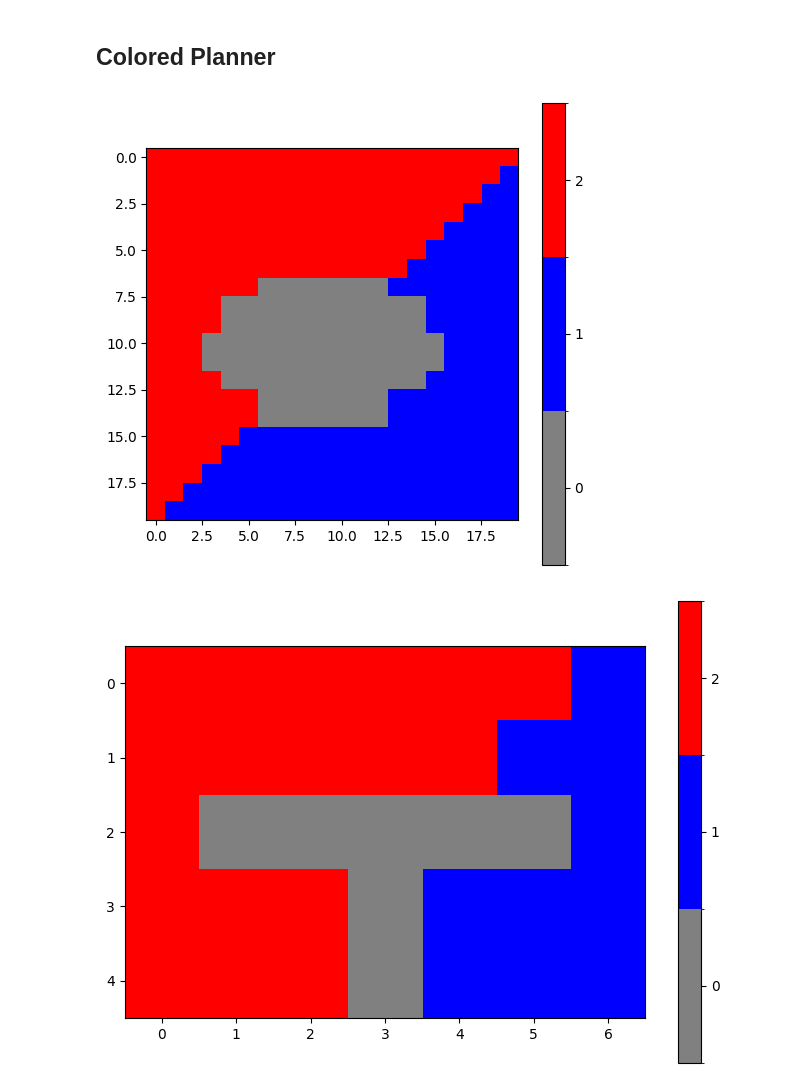
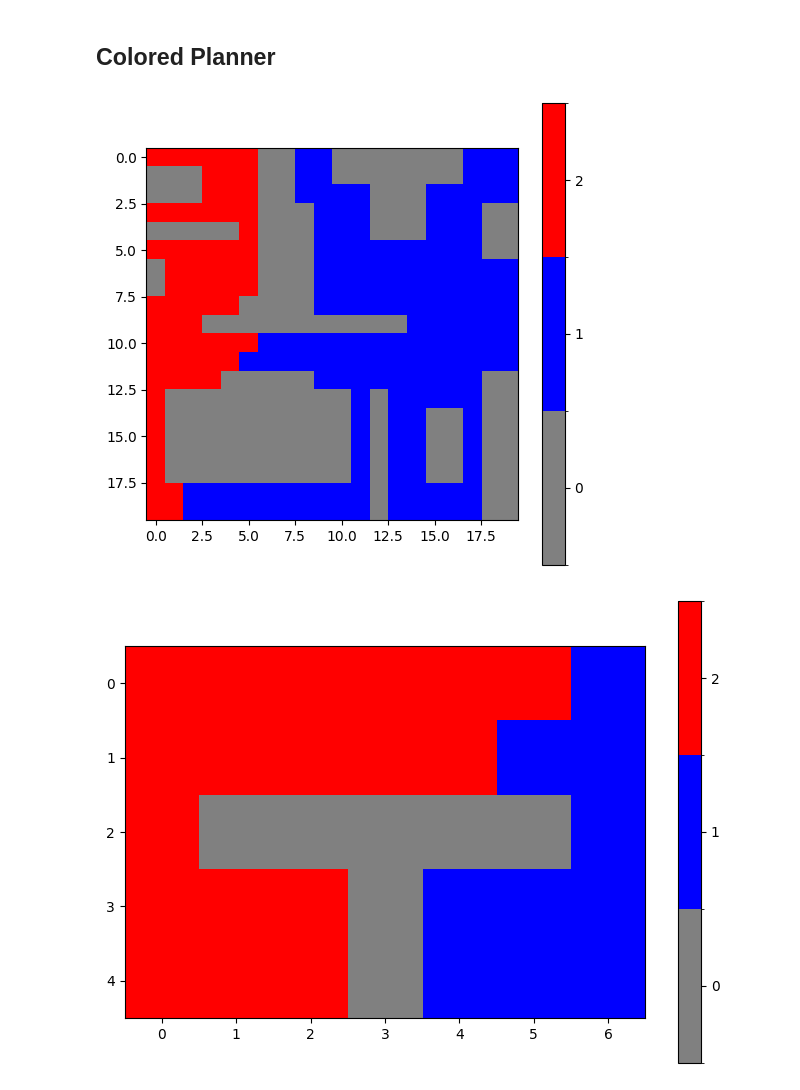
Before and after one commit to danielecassia/rm_pf_WALL-E, a Jupyter notebook: api/walle.ipynb, the cells around one changed output. Saved outputs shown, nothing was run; the diff lists cells and outputs as text; code cells hidden in the pictures.

Commit message:
colored grid with home image

```diff
--- a/api/walle.ipynb
+++ b/api/walle.ipynb
@@ -38,0 +53,19 @@ np.set_printoptions(precision=3,suppress=True)
+# %%
+
+
+# Definir range x e y para a conversao de mapa-cena
+sceneXrange = (10,-10) # para direita
+sceneYrange = (-10,10) # para baixo
+
+# Apenas para garantir que só teremos esses dois valores
+threshold = 0.2
+img[img > threshold] = 1
+img[img<= threshold] = 0
+
+# Definindo figura
+if CREATE_PLOTS:
+    fig = plt.figure(figsize=figsize,dpi=100)
+    ax = fig.add_subplot(111,aspect='equal')
+    ax.imshow(img, cmap='Greys', origin='upper')
+
+print("Imagem carregada")
@@ -136,36 +224,37 @@ def plot_color_graph(CG):
     plt.colorbar(ticks=[0, 1, 2])
     plt.show()
 # %%
-G = np.array([
-    [0,0,0,0,0,0,0,0,0,0,0,0,0,0,0,0,0,0,0,0],
-    [0,0,0,0,0,0,0,0,0,0,0,0,0,0,0,0,0,0,0,0],
-    [0,0,0,0,0,0,0,0,0,0,0,0,0,0,0,0,0,0,0,0],
-    [0,0,0,0,0,0,0,0,0,0,0,0,0,0,0,0,0,0,0,0],
-    [0,0,0,0,0,0,0,0,0,0,0,0,0,0,0,0,0,0,0,0],
-    [0,0,0,0,0,0,0,0,0,0,0,0,0,0,0,0,0,0,0,0],
-    [0,0,0,0,0,0,0,0,0,0,0,0,0,0,0,0,0,0,0,0],
+# G = np.array([
+#     [0,0,0,0,0,0,0,0,0,0,0,0,0,0,0,0,0,0,0,0],
+#     [0,0,0,0,0,0,0,0,0,0,0,0,0,0,0,0,0,0,0,0],
+#     [0,0,0,0,0,0,0,0,0,0,0,0,0,0,0,0,0,0,0,0],
+#     [0,0,0,0,0,0,0,0,0,0,0,0,0,0,0,0,0,0,0,0],
+#     [0,0,0,0,0,0,0,0,0,0,0,0,0,0,0,0,0,0,0,0],
+#     [0,0,0,0,0,0,0,0,0,0,0,0,0,0,0,0,0,0,0,0],
+#     [0,0,0,0,0,0,0,0,0,0,0,0,0,0,0,0,0,0,0,0],
 
-    [0,0,0,0,0,0,1,1,1,1,1,1,1,0,0,0,0,0,0,0],
-    [0,0,0,0,1,1,1,1,1,1,1,1,1,1,1,0,0,0,0,0],
-    [0,0,0,0,1,1,1,1,1,1,1,1,1,1,1,0,0,0,0,0],
+#     [0,0,0,0,0,0,1,1,1,1,1,1,1,0,0,0,0,0,0,0],
+#     [0,0,0,0,1,1,1,1,1,1,1,1,1,1,1,0,0,0,0,0],
+#     [0,0,0,0,1,1,1,1,1,1,1,1,1,1,1,0,0,0,0,0],
 
-    [0,0,0,1,1,1,1,1,1,1,1,1,1,1,1,1,0,0,0,0],
-    [0,0,0,1,1,1,1,1,1,1,1,1,1,1,1,1,0,0,0,0],
-    [0,0,0,0,1,1,1,1,1,1,1,1,1,1,1,0,0,0,0,0],
-    [0,0,0,0,0,0,1,1,1,1,1,1,1,0,0,0,0,0,0,0],
-    [0,0,0,0,0,0,1,1,1,1,1,1,1,0,0,0,0,0,0,0],
+#     [0,0,0,1,1,1,1,1,1,1,1,1,1,1,1,1,0,0,0,0],
+#     [0,0,0,1,1,1,1,1,1,1,1,1,1,1,1,1,0,0,0,0],
+#     [0,0,0,0,1,1,1,1,1,1,1,1,1,1,1,0,0,0,0,0],
+#     [0,0,0,0,0,0,1,1,1,1,1,1,1,0,0,0,0,0,0,0],
+#     [0,0,0,0,0,0,1,1,1,1,1,1,1,0,0,0,0,0,0,0],
 
-    [0,0,0,0,0,0,0,0,0,0,0,0,0,0,0,0,0,0,0,0],
-    [0,0,0,0,0,0,0,0,0,0,0,0,0,0,0,0,0,0,0,0],
-    [0,0,0,0,0,0,0,0,0,0,0,0,0,0,0,0,0,0,0,0],
-    [0,0,0,0,0,0,0,0,0,0,0,0,0,0,0,0,0,0,0,0],
-    [0,0,0,0,0,0,0,0,0,0,0,0,0,0,0,0,0,0,0,0]
-])
+#     [0,0,0,0,0,0,0,0,0,0,0,0,0,0,0,0,0,0,0,0],
+#     [0,0,0,0,0,0,0,0,0,0,0,0,0,0,0,0,0,0,0,0],
+#     [0,0,0,0,0,0,0,0,0,0,0,0,0,0,0,0,0,0,0,0],
+#     [0,0,0,0,0,0,0,0,0,0,0,0,0,0,0,0,0,0,0,0],
+#     [0,0,0,0,0,0,0,0,0,0,0,0,0,0,0,0,0,0,0,0]
+# ])
+G=grid
 
 CG = colorize(G)
 plot_color_graph(CG)
 # %% [output]
-[figure, old version]
+[figure, new version]
 # %%
 G2 = np.array([
     [0,0,0,0,0,0,0],
```
Also changed, not shown: parts of 4 cells of this notebook.
